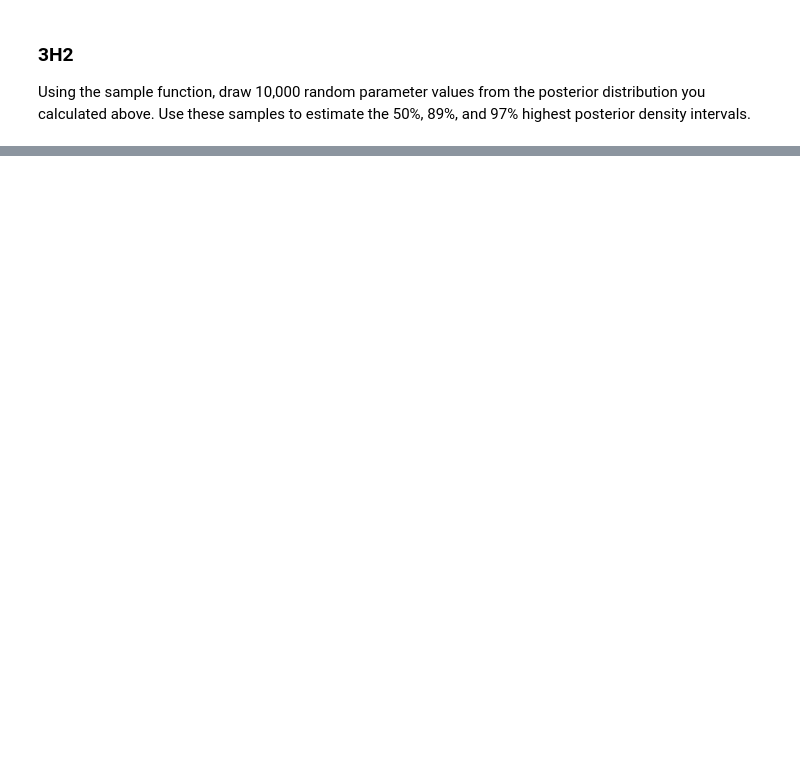
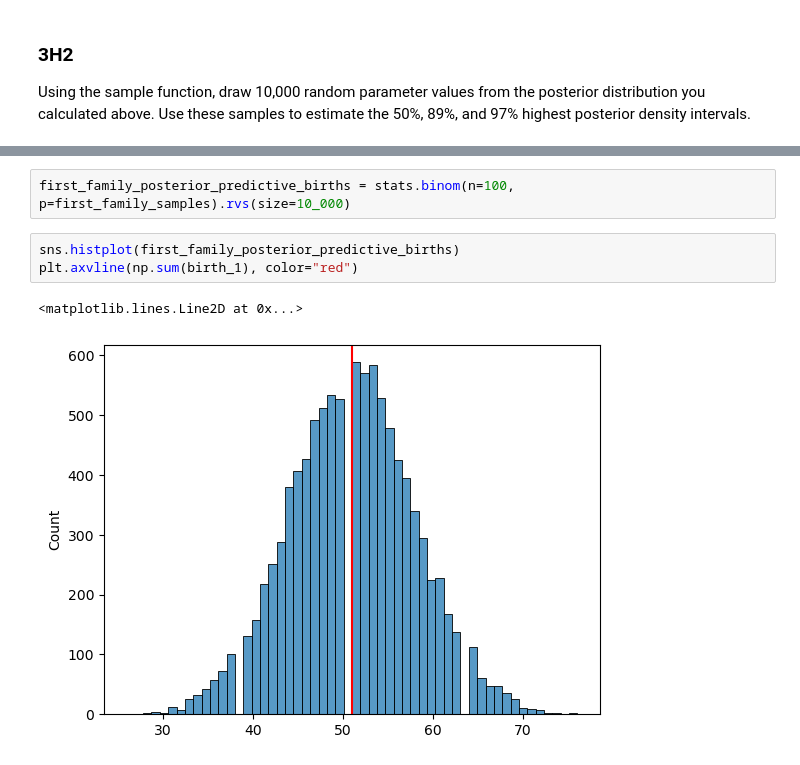
Before and after one commit to RHilly86/statistical_rethinking_notes, a Jupyter notebook: Chapter 3 - Sampling from the Imaginary.ipynb, the cells around one changed output, grey strips where cells are left out. Cells and saved outputs as stored; diff of their text form; blank space fills up the shorter version.

```diff
--- a/Chapter 3 - Sampling from the Imaginary.ipynb
+++ b/Chapter 3 - Sampling from the Imaginary.ipynb
@@ -255,0 +284,8 @@ Use `rbinom()` to simulate 10,000 replicates of 200 births. You should end up wi
+# %%
+first_family_posterior_predictive_births = stats.binom(n=100, p=first_family_samples).rvs(size=10_000)
+# %%
+sns.histplot(first_family_posterior_predictive_births)
+plt.axvline(np.sum(birth_1), color="red")
+# %% [output]
+<matplotlib.lines.Line2D at 0x...>
+[figure, added]
```
Also changed, not shown: parts of 25 cells of this notebook, 1 other file.
